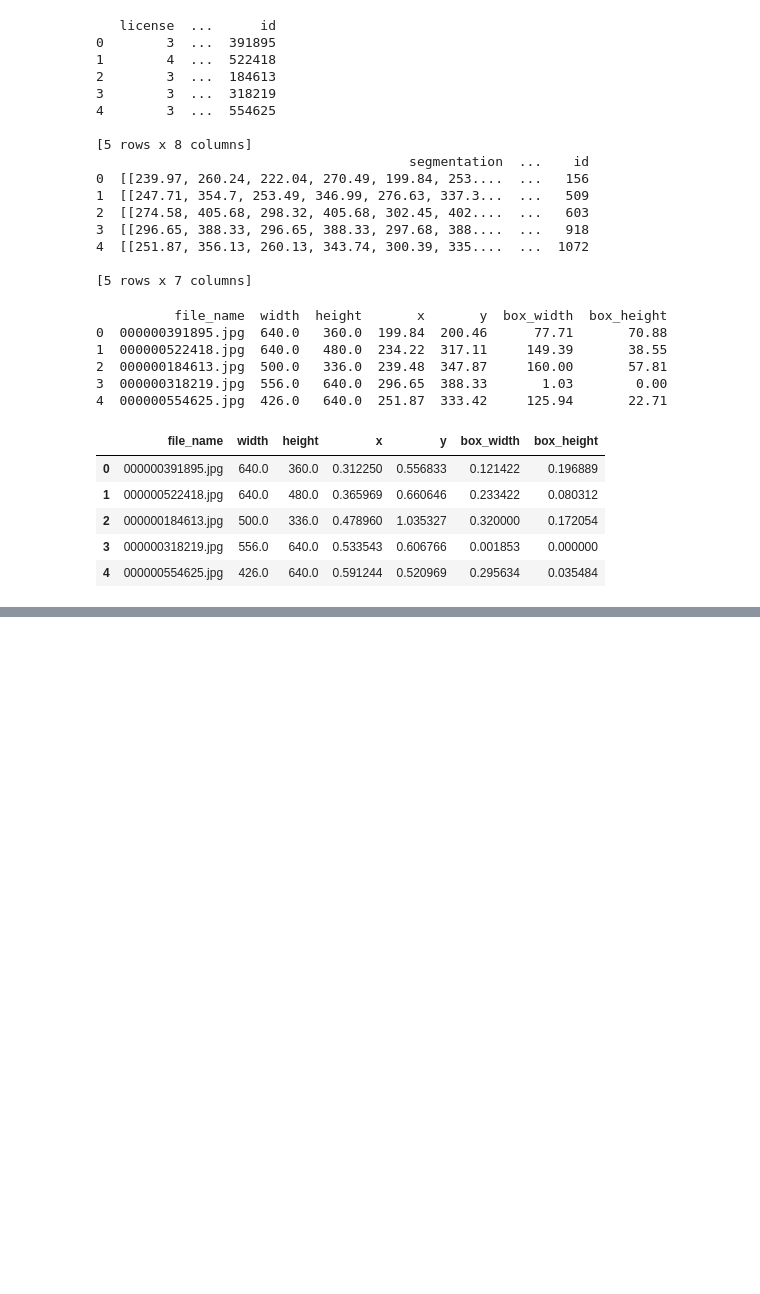
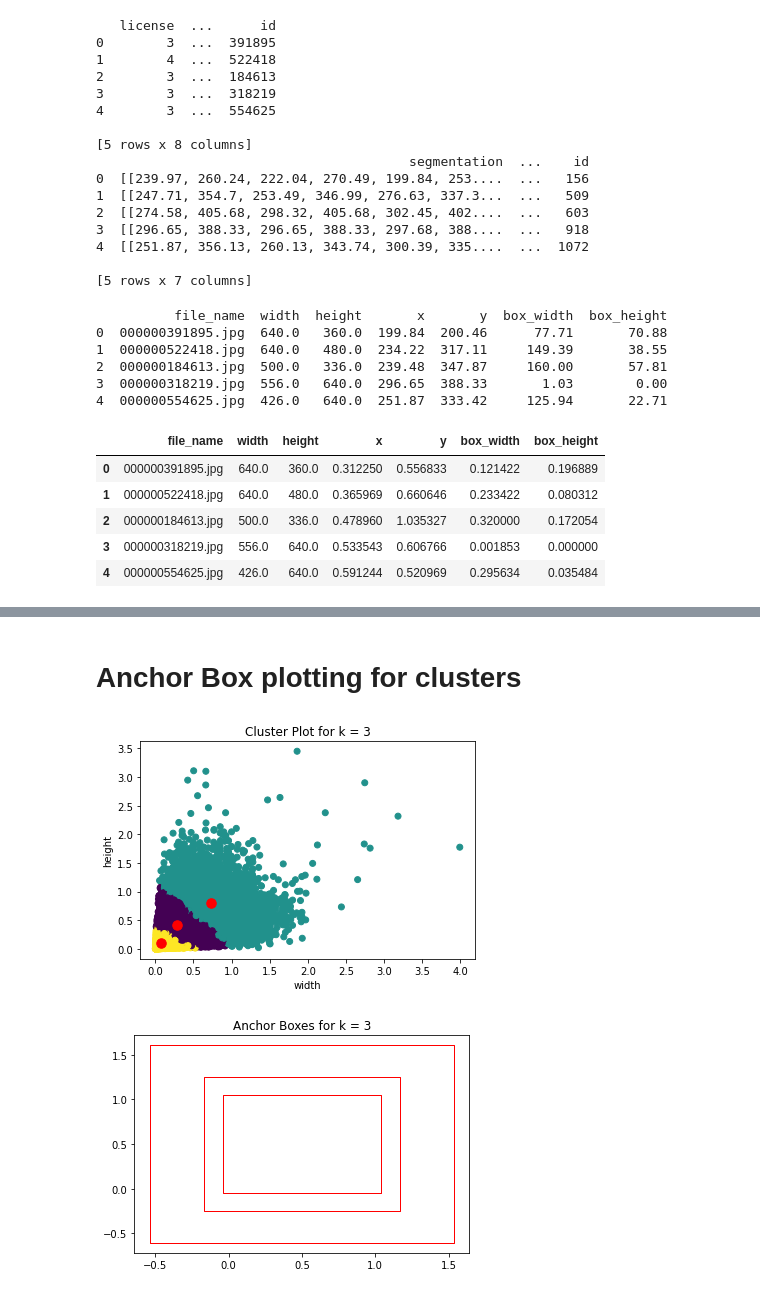
Before and after one commit to satyaNekkantiCompVison/ExtensiveVisionAI, a Jupyter notebook: S10_ObjectLocalization/Coco_data-Kmeans/S10_COCO_Dataset.ipynb, the cells around one changed output, grey strips where cells are left out. Saved outputs shown, nothing was run; the diff lists cells and outputs as text; code cells hidden in the pictures; blank space fills up the shorter version.

```diff
--- a/S10_ObjectLocalization/Coco_data-Kmeans/S10_COCO_Dataset.ipynb
+++ b/S10_ObjectLocalization/Coco_data-Kmeans/S10_COCO_Dataset.ipynb
@@ -162,0 +272,10 @@ normalize_annotations_map_df.head()
+# %% [markdown]
+# Anchor Box plotting for clusters
+# %%
+# K=3
+k = 3
+kmeans[k].plot_clusters()
+kmeans[k].plot_anchor_boxes()
+# %% [output]
+[figure, added]
+[figure, added]
```
Also changed, not shown: parts of 12 cells of this notebook.
